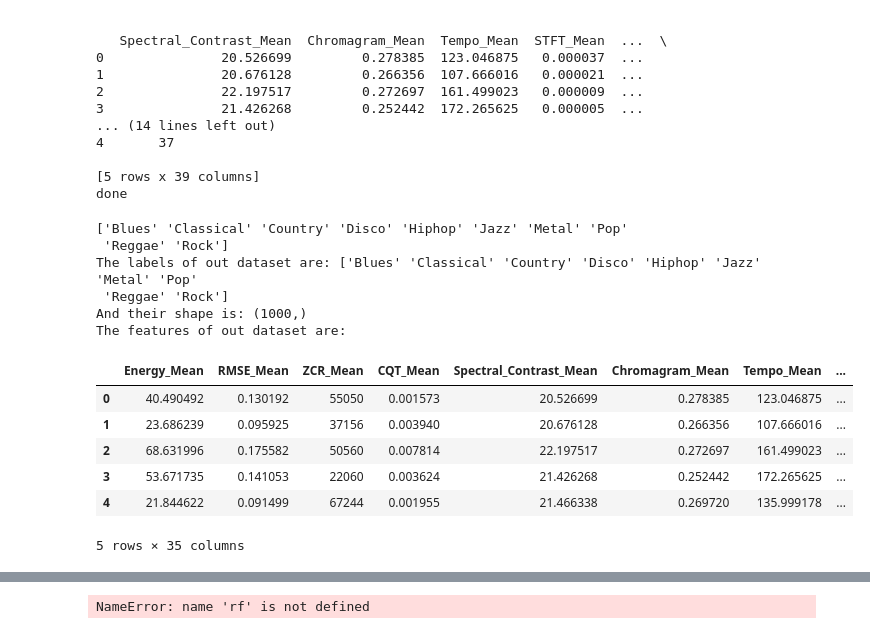
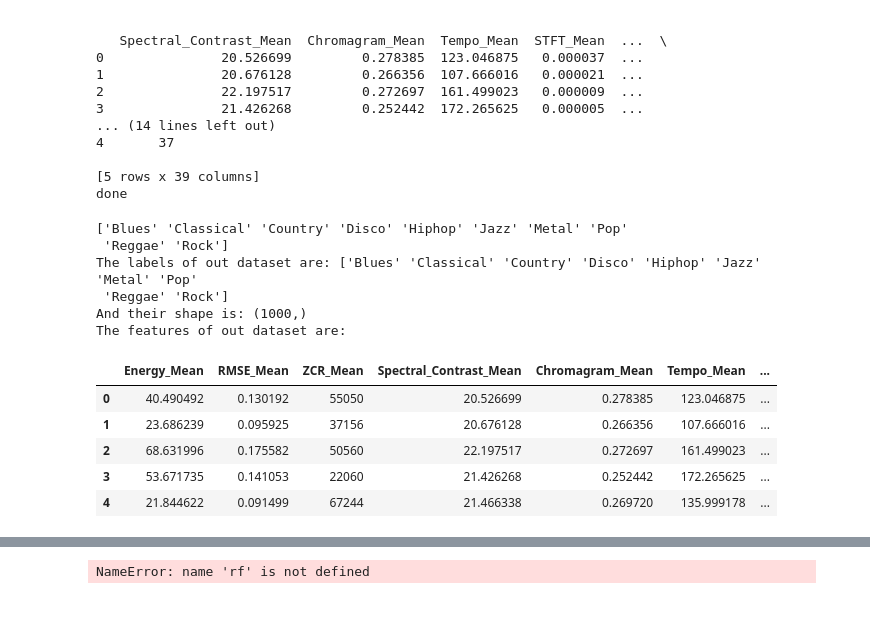
Before and after one commit to acarrill/TFGNotebooks, a Jupyter notebook: ClassificationTree.ipynb, the cells around one changed output, grey strips where cells are left out. Cells and saved outputs as stored; diff of their text form; code cells hidden in the pictures.

```diff
--- a/ClassificationTree.ipynb
+++ b/ClassificationTree.ipynb
@@ -62,7 +62,7 @@ print("And their shape is:", labels.shape)
 #                       'Autocorrelation_Mean', 'STFT_Mean', 'Spectral_Centroid_Mean', 'Rolloff_Mean']
 
 # Only var with CQT
-# featureColumsToDrop = ['Unnamed: 0', 'Energy_Mean', 'RMSE_Mean', 'ZCR_Mean', 'CQT_Mean', 'Spectral_Contrast_Mean', 'Chromagram_Mean', 'Tempo_Mean', 'STFT_Mean',
+# featureColumsToDrop = ['Unnamed: 0', 'Energy_Mean', 'CQT_Var', 'ZCR_Mean', 'CQT_Mean', 'Spectral_Contrast_Mean', 'Chromagram_Mean', 'Tempo_Mean', 'STFT_Mean',
 #                       'Autocorrelation_Mean', 'STFT_Mean', 'Spectral_Centroid_Mean', 'Rolloff_Mean','STFT_Mean.1', 'STFT_Var.1', 'Genre']
 
 # Only mean no CQT
@@ -71,41 +71,46 @@ print("And their shape is:", labels.shape)
 #                       'Autocorrelation_Var', 'STFT_Var', 'Spectral_Centroid_Var', 'Rolloff_Var', 'CQT_Mean', 'STFT_Mean.1', 'STFT_Var.1', 'Genre']
 
 # Only mean with CQT
 # featureColumsToDrop = ['Unnamed: 0', 'Energy_Var', 'RMSE_Var', 'ZCR_Var', 'CQT_Var', 'Spectral_Contrast_Var', 'Chromagram_Var', 'Tempo_Var', 'STFT_Var',
 #                       'Autocorrelation_Var', 'STFT_Var', 'Spectral_Centroid_Var', 'Rolloff_Var',  'STFT_Mean.1', 'STFT_Var.1', 'Genre']
 
 
 # Mean and var with CQT
 
-featureColumsToDrop = ['Unnamed: 0', 'STFT_Mean.1', 'STFT_Var.1', 'Genre']
+# featureColumsToDrop = ['Unnamed: 0', 'STFT_Mean.1', 'STFT_Var.1', 'Genre']
 
 
 # NO MFCCS mean and var
 
 # featureColumsToDrop = ['Unnamed: 0', 'STFT_Mean.1', 'STFT_Var.1', 'Genre',
 #                        'Energy_Mean', 'RMSE_Mean', 'ZCR_Mean', 'CQT_Mean', 'Spectral_Contrast_Mean', 'Chromagram_Mean', 'Tempo_Mean', 'STFT_Mean',
 #                       'Autocorrelation_Mean', 'STFT_Mean', 'Spectral_Centroid_Mean', 'Rolloff_Mean',
 #                        'MFCCS0','MFCCS1','MFCCS2','MFCCS3','MFCCS4','MFCCS5','MFCCS6','MFCCS7','MFCCS8','MFCCS9','MFCCS10', 'CQT_Mean','MFCCS11','MFCCS12', 'CQT_Var', 'STFT_Var.1', 'Genre']
 
+
+# First prove that was made
+
+featureColumsToDrop = ['Unnamed: 0', 'Autocorrelation_Mean', 'STFT_Mean', 'Rolloff_Mean', 'Energy_Var', 'RMSE_Var', 'ZCR_Var', 'CQT_Var', 'Spectral_Contrast_Var', 'Chromagram_Var', 'Tempo_Var', 'STFT_Var',
+                      'Autocorrelation_Var', 'STFT_Var', 'Spectral_Centroid_Var', 'Rolloff_Var', 'CQT_Mean', 'STFT_Mean.1', 'STFT_Var.1', 'Genre']
+
 features = features.drop(featureColumsToDrop, 1)
 
 print("The features of out dataset are:")
 
 features.head(5)
 # %% [output]
 ['Blues' 'Classical' 'Country' 'Disco' 'Hiphop' 'Jazz' 'Metal' 'Pop'
  'Reggae' 'Rock']
 The labels of out dataset are: ['Blues' 'Classical' 'Country' 'Disco' 'Hiphop' 'Jazz' 'Metal' 'Pop'
  'Reggae' 'Rock']
 And their shape is: (1000,)
 The features of out dataset are:
-|  | Energy_Mean | RMSE_Mean | ZCR_Mean | CQT_Mean | Spectral_Contrast_Mean | Chromagram_Mean | Tempo_Mean | ... |
-| 0 | 40.490492 | 0.130192 | 55050 | 0.001573 | 20.526699 | 0.278385 | 123.046875 | ... |
-| 1 | 23.686239 | 0.095925 | 37156 | 0.003940 | 20.676128 | 0.266356 | 107.666016 | ... |
-| 2 | 68.631996 | 0.175582 | 50560 | 0.007814 | 22.197517 | 0.272697 | 161.499023 | ... |
-| 3 | 53.671735 | 0.141053 | 22060 | 0.003624 | 21.426268 | 0.252442 | 172.265625 | ... |
-| 4 | 21.844622 | 0.091499 | 67244 | 0.001955 | 21.466338 | 0.269720 | 135.999178 | ... |
+|  | Energy_Mean | RMSE_Mean | ZCR_Mean | Spectral_Contrast_Mean | Chromagram_Mean | Tempo_Mean | ... |
+| 0 | 40.490492 | 0.130192 | 55050 | 20.526699 | 0.278385 | 123.046875 | ... |
+| 1 | 23.686239 | 0.095925 | 37156 | 20.676128 | 0.266356 | 107.666016 | ... |
+| 2 | 68.631996 | 0.175582 | 50560 | 22.197517 | 0.272697 | 161.499023 | ... |
+| 3 | 53.671735 | 0.141053 | 22060 | 21.426268 | 0.252442 | 172.265625 | ... |
+| 4 | 21.844622 | 0.091499 | 67244 | 21.466338 | 0.269720 | 135.999178 | ... |
-5 rows × 35 columns
 # %%
 # Import the model we are using
 from sklearn.ensemble import RandomForestClassifier
```
Also changed, not shown: parts of 1 cell of this notebook, 18 other files.
